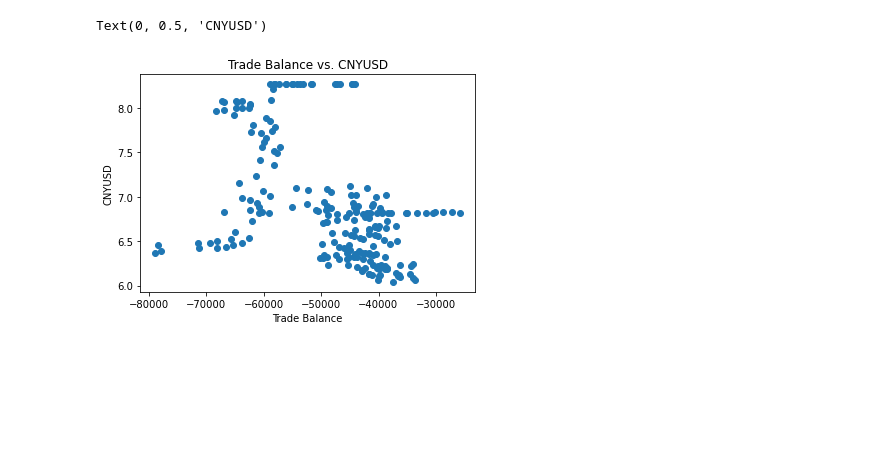
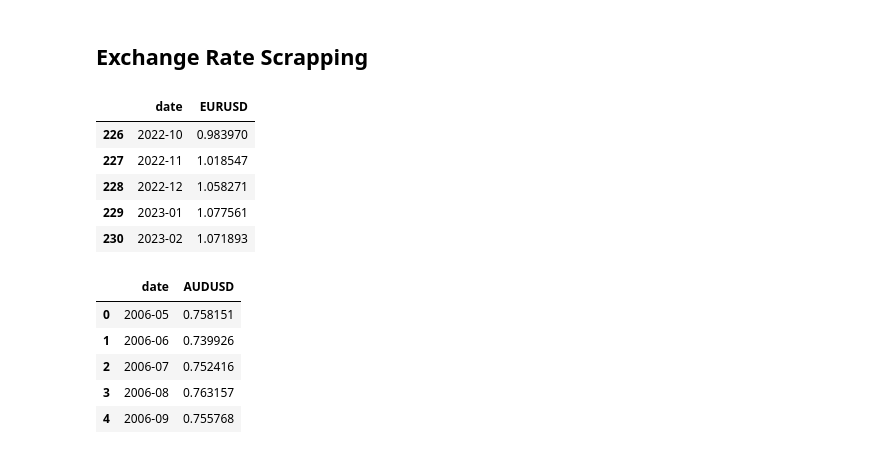
Before and after one commit to TDR474/International_fin_J2, a Jupyter notebook: trade_bal_forex.ipynb, the cells around one changed output. Cells and saved outputs as stored; diff of their text form; code cells hidden in the pictures; blank space fills up the shorter version.

Commit message:
Added automated data processing

```diff
--- a/trade_bal_forex.ipynb
+++ b/trade_bal_forex.ipynb
@@ -160,10 +0,0 @@ strong multicollinearity or other numerical problems.
-# %%
-# visualize the data
-# use a graph object
-plt.scatter(df_final["BOPGSTB"], df_final["CNYUSD"])
-plt.title("Trade Balance vs. CNYUSD")
-plt.xlabel("Trade Balance")
-plt.ylabel("CNYUSD")
-# %% [output]
-Text(0, 0.5, 'CNYUSD')
-[figure, removed]
@@ -178,0 +21,58 @@ fig.show()
+# %% [markdown]
+## Exchange Rate Scrapping
+# %%
+# target web to crawl
+target = "xxxx"
+# Define the time period
+start_date = datetime.datetime(2000, 1, 1)
+end_date = datetime.datetime(2023, 3, 1)
+# %%
+# get EURO-US exchange rate data from 2000-01-01 to 2022-1-1
+
+df_eu = yf.download('EURUSD=X', start=start_date, end=end_date, progress=False)
+df_eu = df_eu.reset_index()
+df_eu = df_eu[['Date', 'Close']]
+df_eu.columns = ['Date', 'EURUSD']
+
+# change the frequency of the data to monthly
+df_eu = df_eu.set_index('Date')
+df_eu = df_eu.resample('M').mean()
+df_eu = df_eu.reset_index()
+
+# get rid of the days in the date column
+df_eu['Date'] = df_eu['Date'].dt.strftime('%Y-%m')
+# rename Date to date
+df_eu = df_eu.rename(columns={'Date': 'date'})
+df_eu.tail()
+# %% [output]
+|  | date | EURUSD |
+| 226 | 2022-10 | 0.983970 |
+| 227 | 2022-11 | 1.018547 |
+| 228 | 2022-12 | 1.058271 |
+| 229 | 2023-01 | 1.077561 |
+| 230 | 2023-02 | 1.071893 |
+# %%
+# get AUD-US exchange rate data from 2000-01-01 to 2022-1-1
+
+df_aud = yf.download('AUDUSD=X', start=start_date, end=end_date, progress=False)
+df_aud = df_aud.reset_index()
+df_aud = df_aud[['Date', 'Close']]
+df_aud.columns = ['Date', 'AUDUSD']
+
+# change the frequency of the data to monthly
+df_aud = df_aud.set_index('Date')
+df_aud = df_aud.resample('M').mean()
+df_aud = df_aud.reset_index()
+
+# get rid of the days in the date column
+df_aud['Date'] = df_aud['Date'].dt.strftime('%Y-%m')
+# rename Date to date
+df_aud.columns = ['date', 'AUDUSD']
+df_aud.head()
+# %% [output]
+|  | date | AUDUSD |
+| 0 | 2006-05 | 0.758151 |
+| 1 | 2006-06 | 0.739926 |
+| 2 | 2006-07 | 0.752416 |
+| 3 | 2006-08 | 0.763157 |
+| 4 | 2006-09 | 0.755768 |
```
Also changed, not shown: parts of 39 cells of this notebook, 6 other files.
